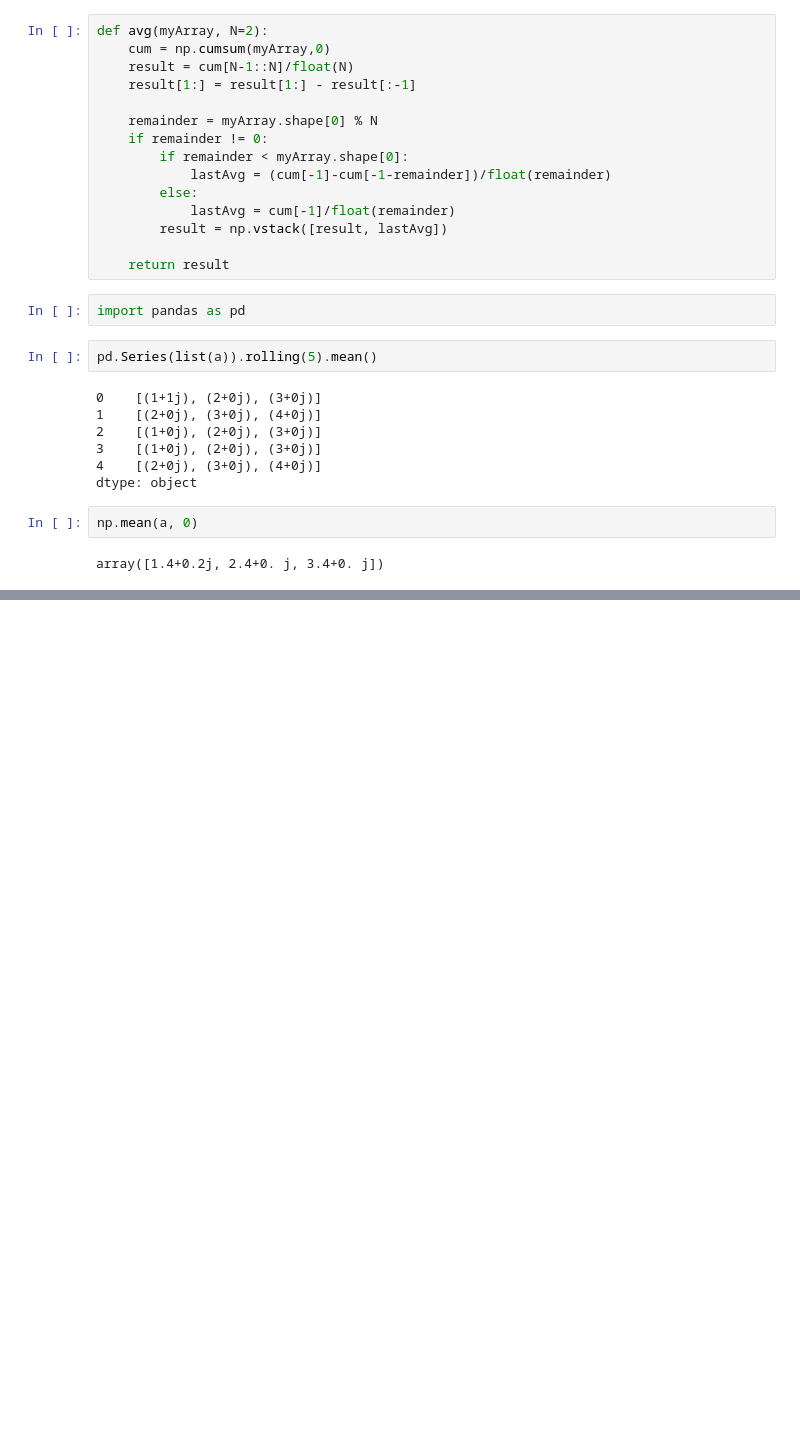
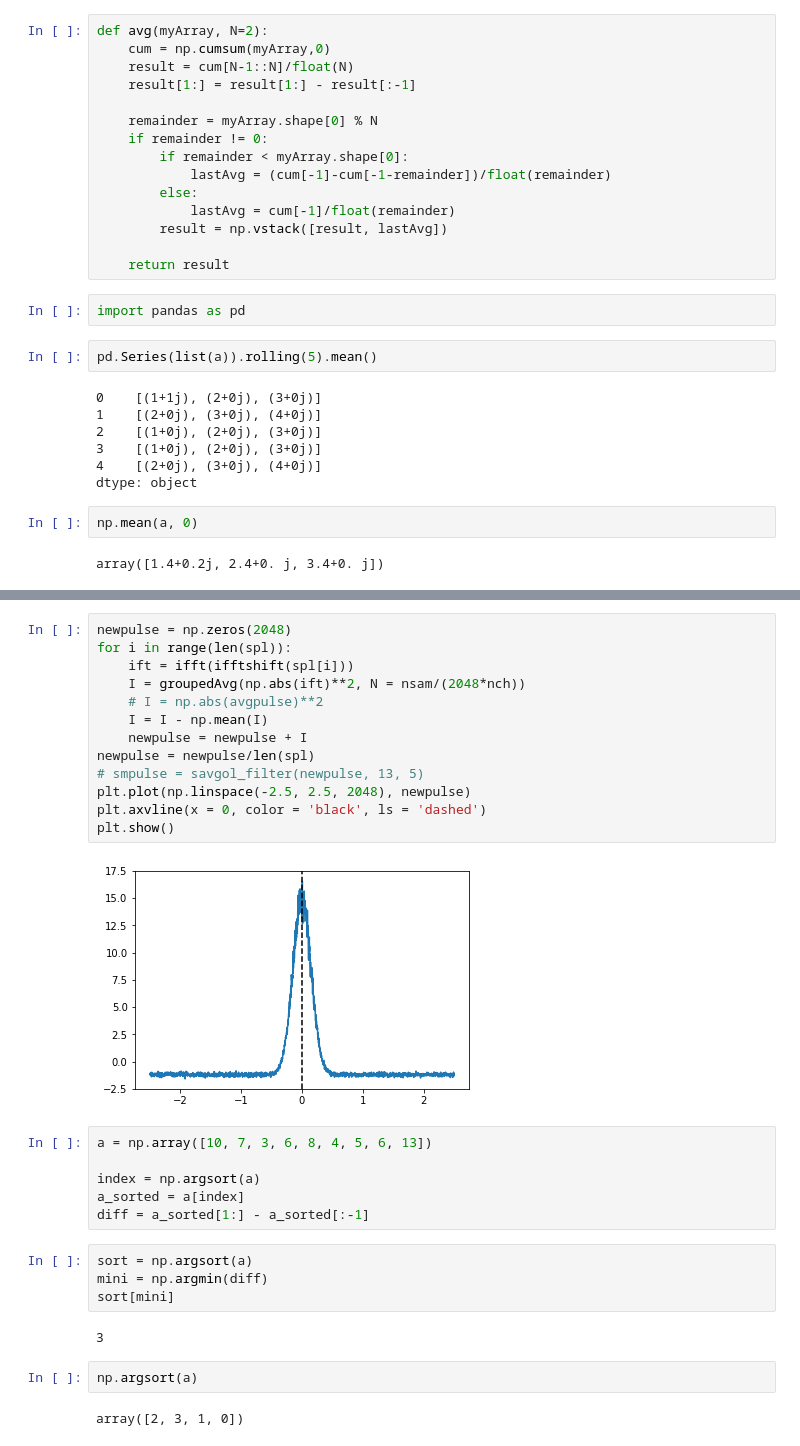
Before and after one commit to ggrillo93/plasma-lensing, a Jupyter notebook: Pulse interference.ipynb, the cells around one changed output, grey strips where cells are left out. Saved outputs shown, nothing was run; the diff lists cells and outputs as text; blank space fills up the shorter version.

```diff
--- a/Pulse interference.ipynb
+++ b/Pulse interference.ipynb
@@ -348,0 +395,31 @@ array([[1.+1.j, 2.+0.j, 3.+0.j],
+# %%
+newpulse = np.zeros(2048)
+for i in range(len(spl)):
+    ift = ifft(ifftshift(spl[i]))
+    I = groupedAvg(np.abs(ift)**2, N = nsam/(2048*nch))
+    # I = np.abs(avgpulse)**2
+    I = I - np.mean(I)
+    newpulse = newpulse + I
+newpulse = newpulse/len(spl)
+# smpulse = savgol_filter(newpulse, 13, 5)
+plt.plot(np.linspace(-2.5, 2.5, 2048), newpulse)
+plt.axvline(x = 0, color = 'black', ls = 'dashed')
+plt.show()
+# %% [output]
+[figure, added]
+# %%
+a = np.array([10, 7, 3, 6, 8, 4, 5, 6, 13])
+
+index = np.argsort(a)
+a_sorted = a[index]
+diff = a_sorted[1:] - a_sorted[:-1]
+# %%
+sort = np.argsort(a)
+mini = np.argmin(diff)
+sort[mini]
+# %% [output]
+3
+# %%
+np.argsort(a)
+# %% [output]
+array([2, 3, 1, 0])
```
Also changed, not shown: parts of 37 cells of this notebook, 7 other files.
